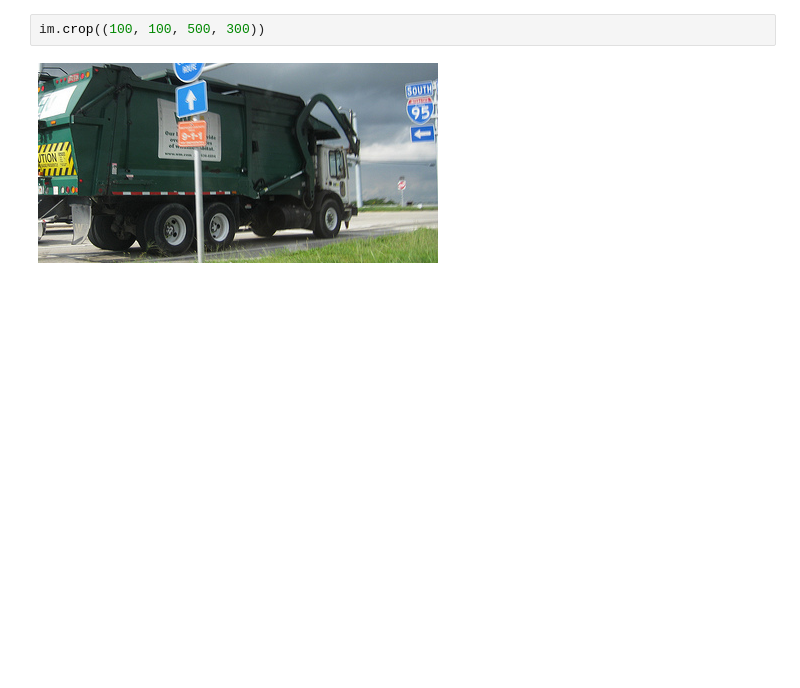
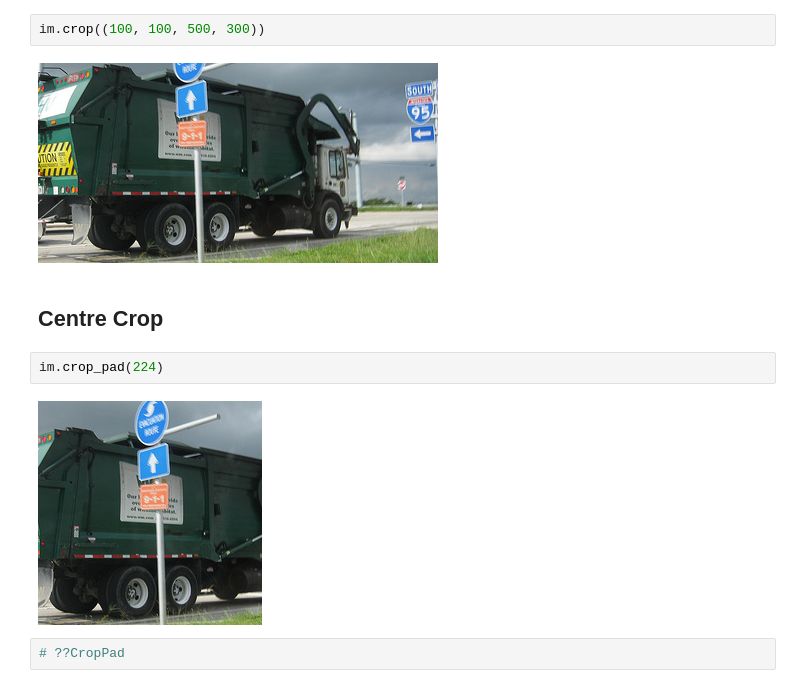
Before and after one commit to Utkarsh736/Test-Time-Augmentation, a Jupyter notebook: tta_nb.ipynb, the cells around one changed output. Cells and saved outputs as stored; diff of their text form; blank space fills up the shorter version.

Commit message:
[Added] Center Crop

```diff
--- a/tta_nb.ipynb
+++ b/tta_nb.ipynb
@@ -68,3 +68,11 @@ crop coord -> 0*256//8 -> 0, 32, -32, 288, 224
 im.crop((100, 100, 500, 300))
 # %% [output]
 [figure]
+# %% [markdown]
+## Centre Crop
+# %%
+im.crop_pad(224)
+# %% [output]
+[figure, added]
+# %%
+# ??CropPad
```
Also changed, not shown: parts of 1 cell of this notebook.
